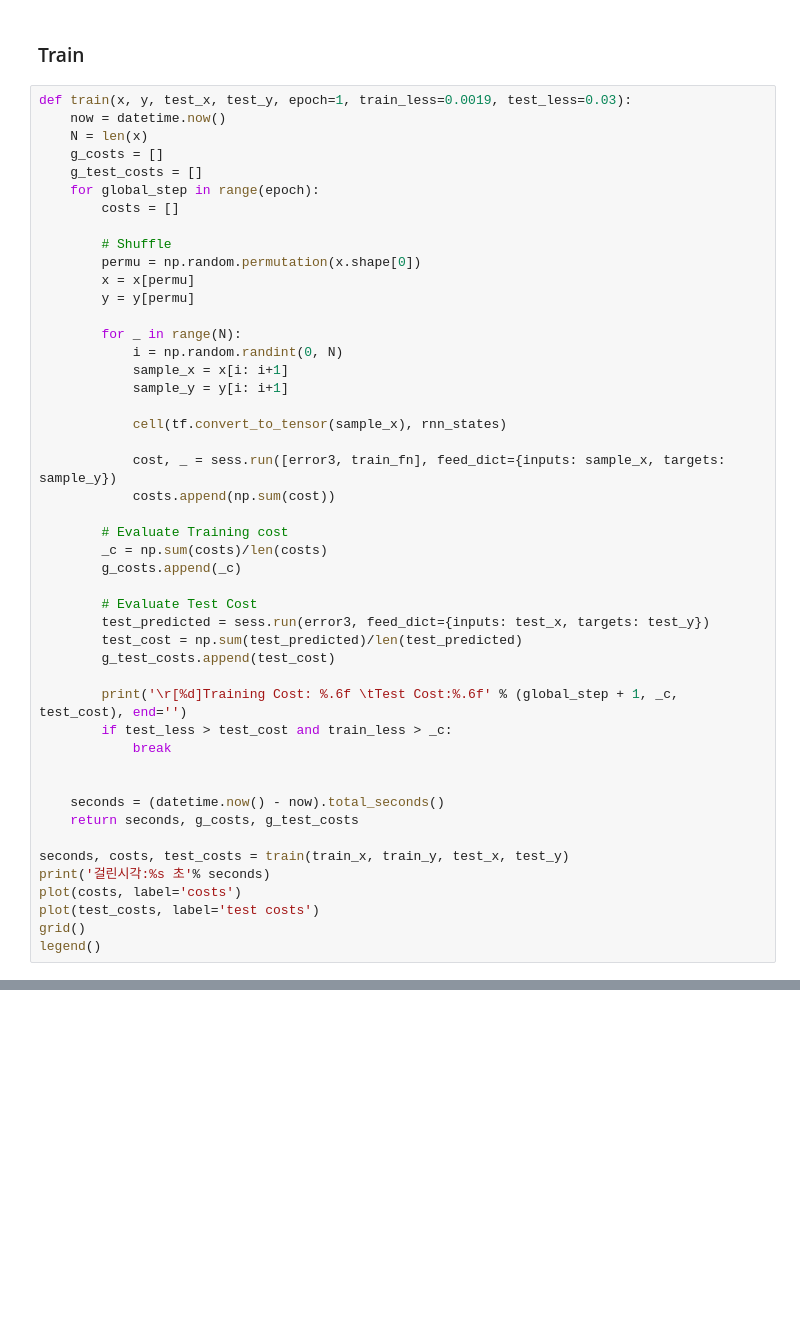
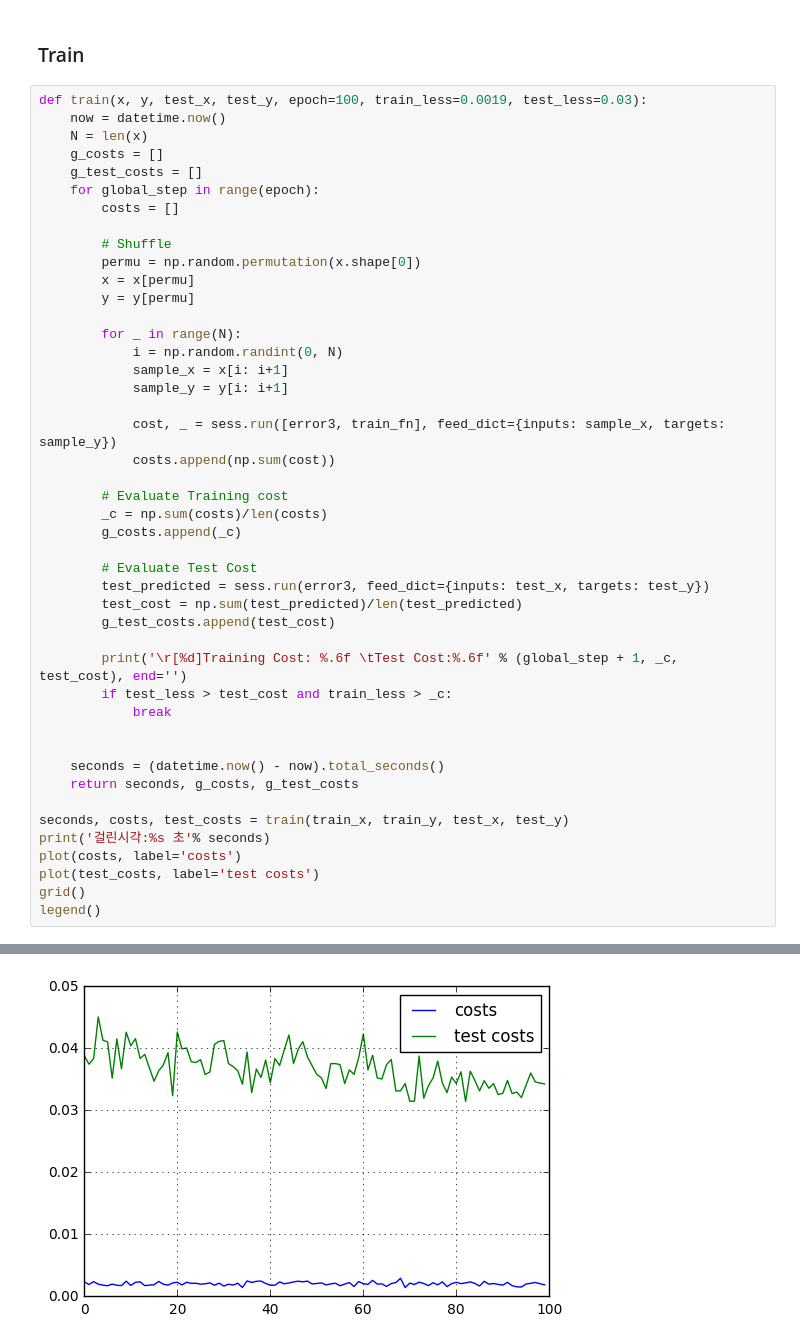
Before and after one commit to AndersonJo/machine-learning, a Jupyter notebook: Artificial Intelligence Tutorial/320 LSTM Recurrent Neural Networks/03 International Airline Passengers Prediction Problem with TensorFlow.ipynb, the cells around one changed output, grey strips where cells are left out. Cells and saved outputs as stored; diff of their text form; blank space fills up the shorter version.

```diff
--- a/Artificial Intelligence Tutorial/320 LSTM Recurrent Neural Networks/03 International Airline Passengers Prediction Problem with TensorFlow.ipynb
+++ b/Artificial Intelligence Tutorial/320 LSTM Recurrent Neural Networks/03 International Airline Passengers Prediction Problem with TensorFlow.ipynb
@@ -116,7 +116,7 @@ sess.run(init_op)
 # %% [markdown]
 ### Train
 # %%
-def train(x, y, test_x, test_y, epoch=1, train_less=0.0019, test_less=0.03):
+def train(x, y, test_x, test_y, epoch=100, train_less=0.0019, test_less=0.03):
     now = datetime.now()
     N = len(x)
     g_costs = []
@@ -133,8 +133,6 @@ def train(x, y, test_x, test_y, epoch=1, train_less=0.0019, test_less=0.03):
             i = np.random.randint(0, N)
             sample_x = x[i: i+1]
             sample_y = y[i: i+1]
-
-            cell(tf.convert_to_tensor(sample_x), rnn_states)
 
             cost, _ = sess.run([error3, train_fn], feed_dict={inputs: sample_x, targets: sample_y})
             costs.append(np.sum(cost))
@@ -167,3 +166,4 @@ ValueError: linear is expecting 2D arguments: [TensorShape([Dimension(1), Dimens
+[figure, added]
 # %%
 train_predicted = sess.run(prediction, feed_dict={inputs: train_x})
 test_predicted = sess.run(prediction, feed_dict={inputs: test_x})
```
Also changed, not shown: parts of 3 cells of this notebook, 2 other files.
